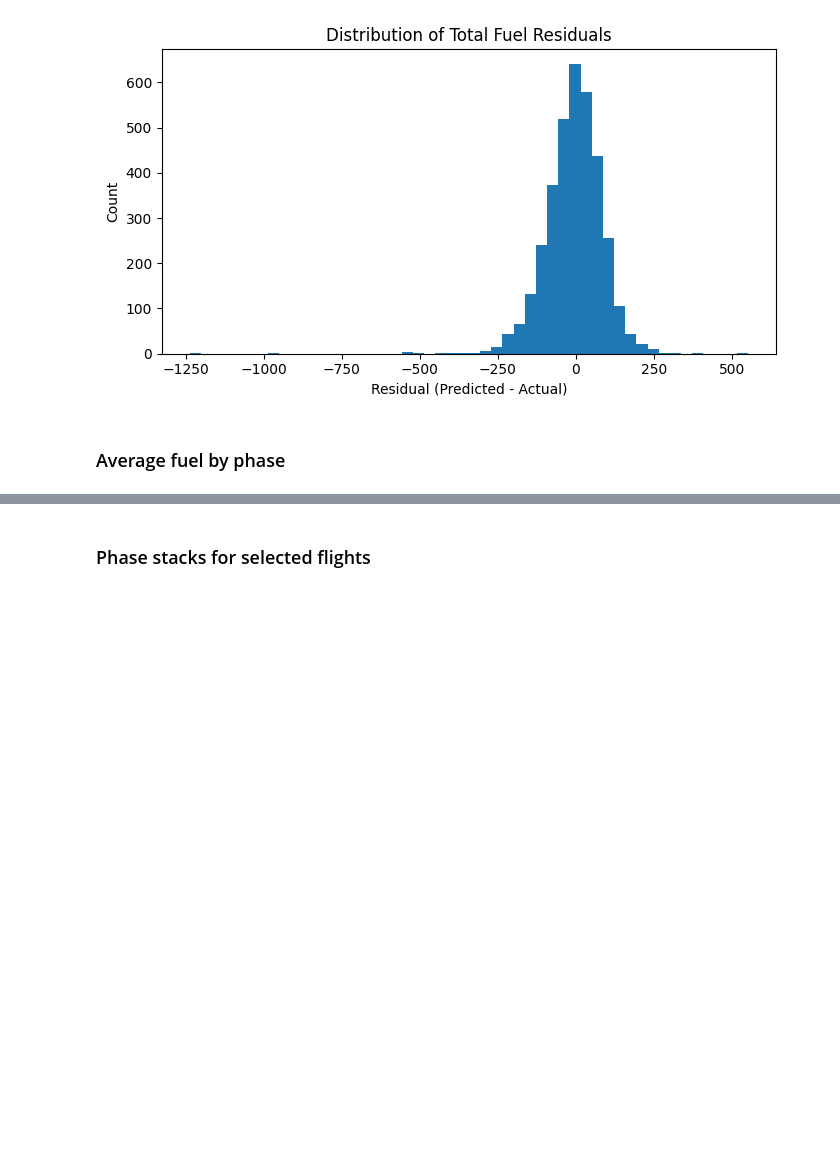
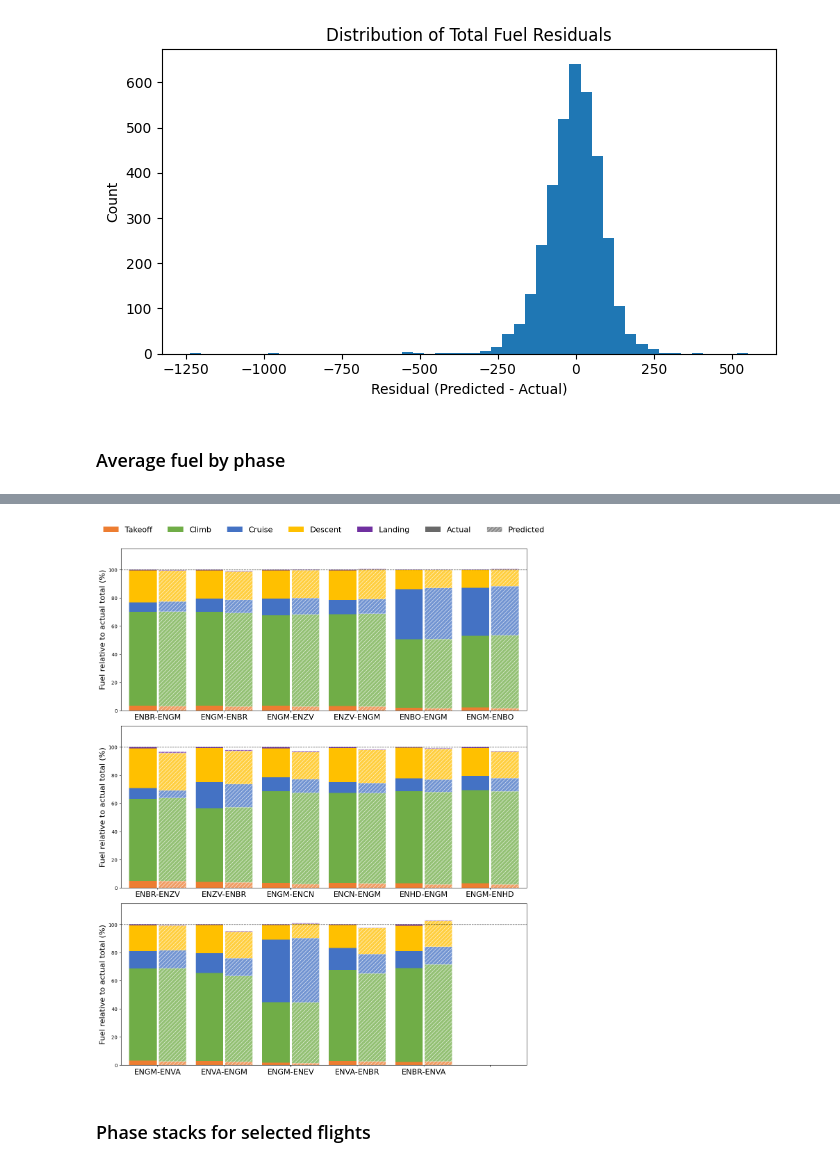
Before and after one commit to emmabergsmo/master-fuel-conumption-estimation-xgboost, a Jupyter notebook: notebooks/xg_boost/total_fuel_pred.ipynb, the cells around one changed output, grey strips where cells are left out. Cells and saved outputs as stored; diff of their text form; code cells hidden in the pictures; blank space fills up the shorter version.

```diff
--- a/notebooks/xg_boost/total_fuel_pred.ipynb
+++ b/notebooks/xg_boost/total_fuel_pred.ipynb
@@ -237,3 +347,90 @@ phase_compare
+# %%
+from matplotlib.patches import Patch
+
+phase_colors = {
+    "takeoff": "#ED7D31",
+    "climb":   "#70AD47",
+    "cruise":  "#4472C4",
+    "descent": "#FFC000",
+    "landing": "#7030A0",
+}
+
+routes_per_row = 6
+n_rows = 3
+bar_width = 0.6
+pair_gap  = 0.02
+
+fig, axes = plt.subplots(n_rows, 1, figsize=(14, 16))
+
+for row_idx, ax in enumerate(axes):
+    start = row_idx * routes_per_row
+    stop  = start + routes_per_row
+    plot_routes = route_phase_percent.iloc[start:stop].copy()
+    n_in_row = len(plot_routes)
+
+
+    route_centers = np.arange(routes_per_row) * 1.45
+    x_actual = route_centers - bar_width / 2 - pair_gap
+    x_pred   = route_centers + bar_width / 2 + pair_gap
+
+    bottom_actual = np.zeros(routes_per_row)
+    bottom_pred   = np.zeros(routes_per_row)
+
+    for phase in PHASES:
+        actual_values = np.zeros(routes_per_row)
+        pred_values   = np.zeros(routes_per_row)
+
+        actual_values[:n_in_row] = plot_routes[f"actual_pct_{phase}"].to_numpy(float)
+        pred_values[:n_in_row]   = plot_routes[f"pred_vs_actual_pct_{phase}"].to_numpy(float)
+
+        ax.bar(x_actual, actual_values, width=bar_width,
+               bottom=bottom_actual, color=phase_colors[phase])
+        ax.bar(x_pred, pred_values, width=bar_width,
+               bottom=bottom_pred, color=phase_colors[phase],
+               alpha=0.75, hatch="///", edgecolor="white", linewidth=0.4)
+
+        bottom_actual += actual_values
+        bottom_pred   += pred_values
+
+    ax.axhline(100, color="black", linestyle="--", linewidth=1, alpha=0.7)
+
+    plot_labels = []
+    for i in range(routes_per_row):
+        if i < n_in_row:
+            r = plot_routes.iloc[i]
+            plot_labels.append(f"{r.route}")
+        else:
+            plot_labels.append("")
+
+    ax.set_xticks(route_centers)
+    ax.set_xticklabels(plot_labels, ha="center", fontsize=16)
+    ax.set_ylabel("Fuel relative to actual total (%)", fontsize=16)
+    ax.set_ylim(0, max(115, float(np.nanmax(bottom_pred)) + 8))
+    ax.set_xlim(-0.8, routes_per_row * 1.45 - 0.65)
+
+phase_handles = [
+    Patch(facecolor=phase_colors[p], label=p.capitalize()) for p in PHASES
+]
+style_handles = [
+    Patch(facecolor="dimgray", label="Actual"),
+    Patch(facecolor="dimgray", alpha=0.75, hatch="///",
+          edgecolor="white", label="Predicted"),
+]
+axes[0].legend(
+    handles=phase_handles + style_handles,
+    ncol=len(PHASES) + 2,
+    loc="upper center",
+    bbox_to_anchor=(0.5, 1.18),
+    fontsize=16,
+    frameon=False,
+)
+
+fig.tight_layout()
+out_path = os.path.join("../../outputs", "stacked_bars_config1.png")
+fig.savefig(out_path, dpi=300, bbox_inches="tight")
+plt.show()
+# %% [output]
+[figure, added]
 # %% [markdown]
 ### Phase stacks for selected flights
 # %%
```
Also changed, not shown: parts of 6 cells of this notebook, 5 other files.
